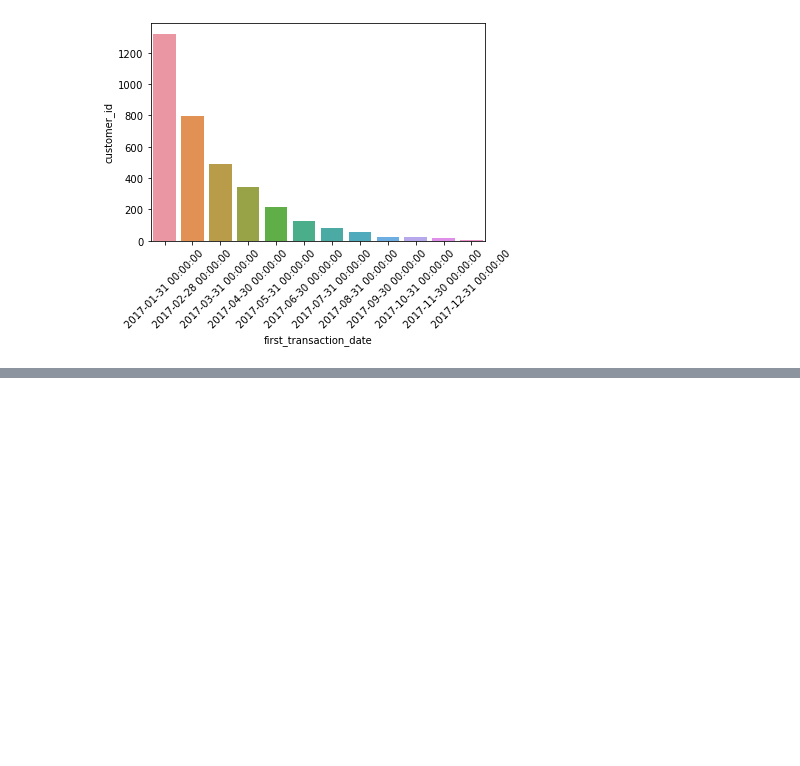
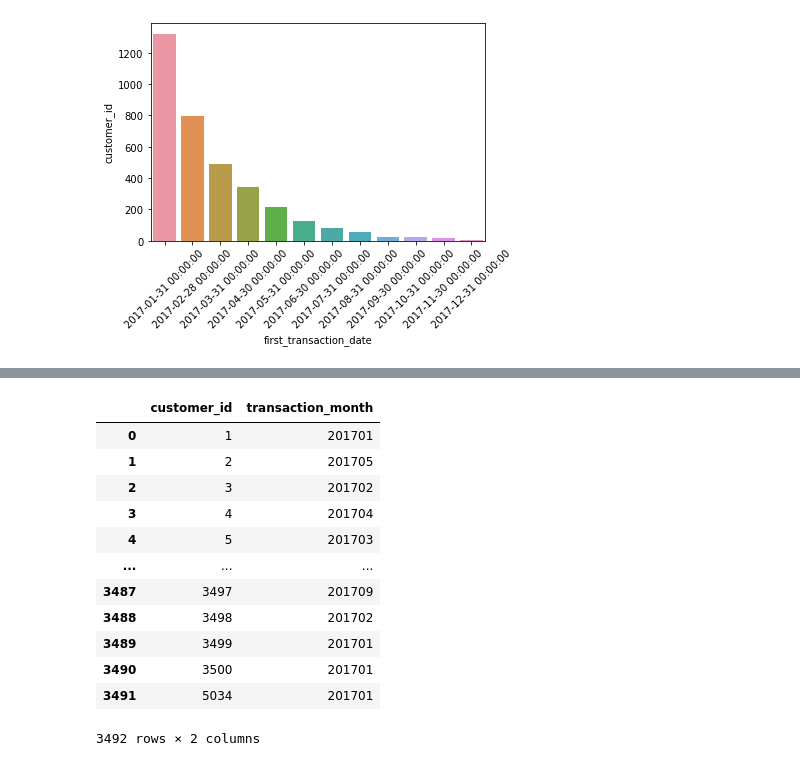
Before and after one commit to Navyhoang/KPMG_Virtual_Internship_Challenge, a Jupyter notebook: Results/KPMG_module_1_transaction.ipynb, the cells around one changed output, grey strips where cells are left out. Saved outputs shown, nothing was run; the diff lists cells and outputs as text; code cells hidden in the pictures; blank space fills up the shorter version.

```diff
--- a/Results/KPMG_module_1_transaction.ipynb
+++ b/Results/KPMG_module_1_transaction.ipynb
@@ -838,0 +849,17 @@ first_date_purchase.loc[first_date_purchase.index > "2017-11-30"]
+# %%
+first_purchase_month = Transactions.groupby(["customer_id"])["transaction_month"].min().reset_index()
+first_purchase_month
+# %% [output]
+|  | customer_id | transaction_month |
+| 0 | 1 | 201701 |
+| 1 | 2 | 201705 |
+| 2 | 3 | 201702 |
+| 3 | 4 | 201704 |
+| 4 | 5 | 201703 |
+| ... | ... | ... |
+| 3487 | 3497 | 201709 |
+| 3488 | 3498 | 201702 |
+| 3489 | 3499 | 201701 |
+| 3490 | 3500 | 201701 |
+| 3491 | 5034 | 201701 |
+3492 rows × 2 columns
```
Also changed, not shown: parts of 4 cells of this notebook.
